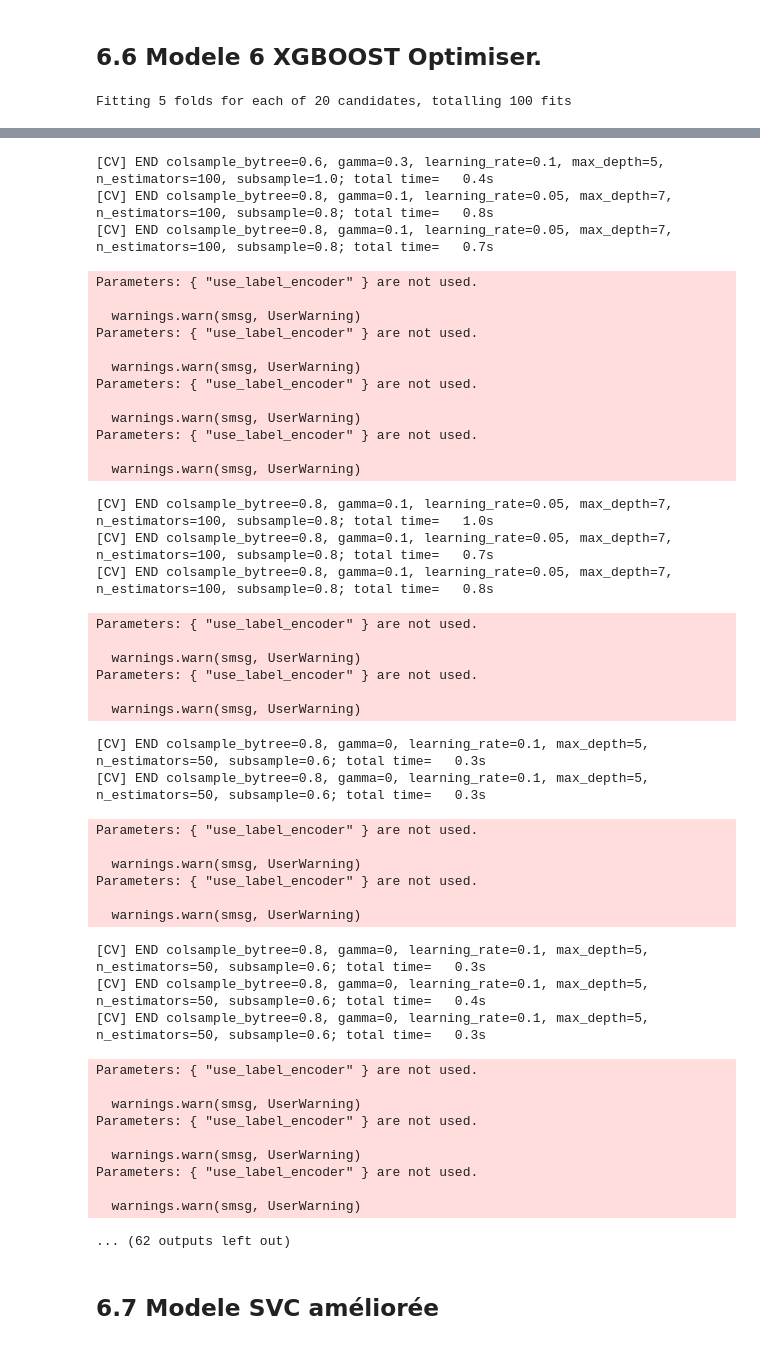
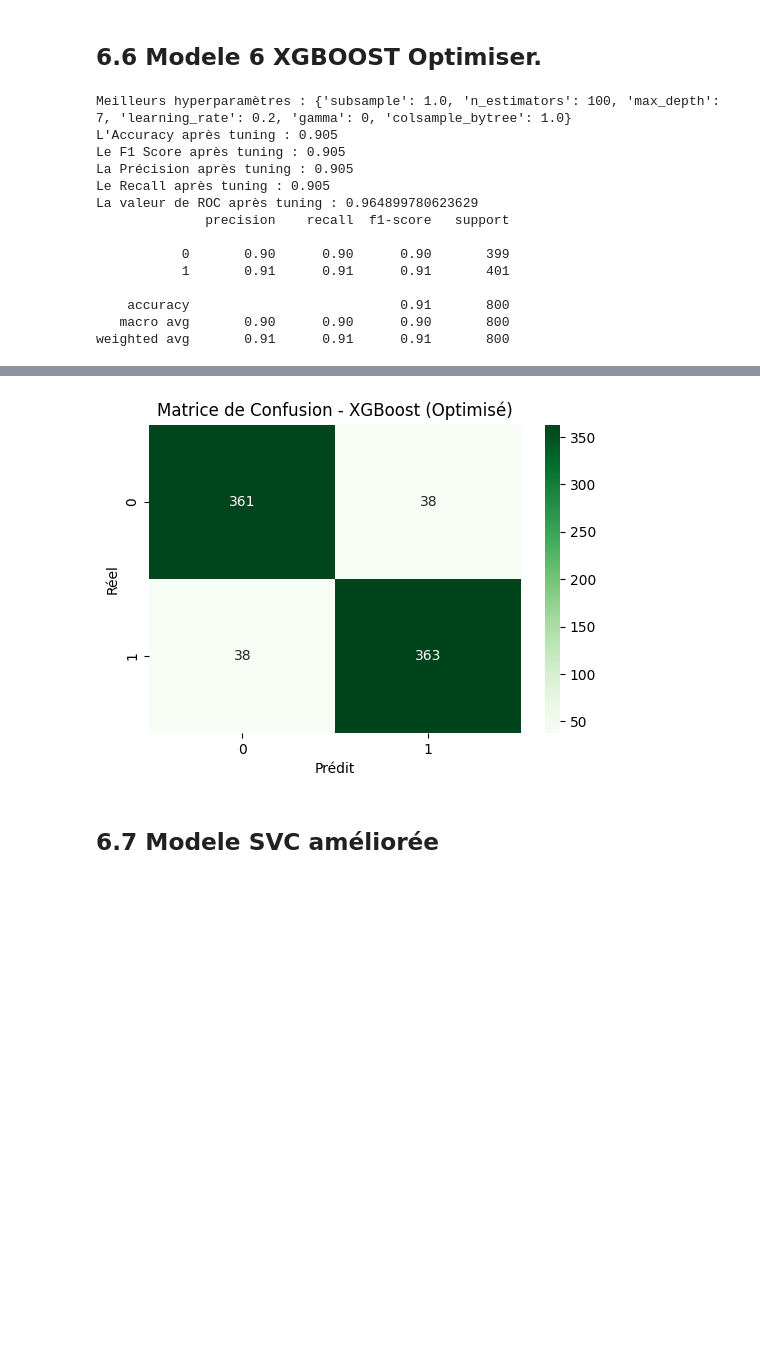
Before and after one commit to Saikou-BAH/fruit_quality, a Jupyter notebook: notebook/fruit_quality_analysis.ipynb, the cells around one changed output, grey strips where cells are left out. Drawn from its saved outputs; the diff is of its cells as text; code cells hidden in the pictures; blank space fills up the shorter version.

```diff
--- a/notebook/fruit_quality_analysis.ipynb
+++ b/notebook/fruit_quality_analysis.ipynb
@@ -618,12 +619,12 @@ param_grid = {
 }
 
 # Initialisation du modèle XGBoost
-xgb=XGBClassifier(random_state=42, use_label_encoder=False, eval_metric='logloss')
+xgb = XGBClassifier(eval_metric='logloss', random_state=42)
 
 # Recherche aléatoire des meilleurs hyperparamètres
 random_search=RandomizedSearchCV(
     xgb, param_distributions=param_grid,
-    n_iter=20, scoring='accuracy', cv=5, verbose=2, n_jobs=-1, random_state=42
+    n_iter=20, scoring='accuracy', cv=5, verbose=0, n_jobs=-1, random_state=42
 )
 
 # Entraînement de la recherche
@@ -661,4 +662,17 @@ plt.xlabel('Prédit')
 plt.ylabel('Réel')
 plt.show()
 # %% [output]
-Fitting 5 folds for each of 20 candidates, totalling 100 fits
+Meilleurs hyperparamètres : {'subsample': 1.0, 'n_estimators': 100, 'max_depth': 7, 'learning_rate': 0.2, 'gamma': 0, 'colsample_bytree': 1.0}
+L'Accuracy après tuning : 0.905
+Le F1 Score après tuning : 0.905
+La Précision après tuning : 0.905
+Le Recall après tuning : 0.905
+La valeur de ROC après tuning : 0.964899780623629
+              precision    recall  f1-score   support
+
+           0       0.90      0.90      0.90       399
+           1       0.91      0.91      0.91       401
+
+    accuracy                           0.91       800
+   macro avg       0.90      0.90      0.90       800
+weighted avg       0.91      0.91      0.91       800
@@ -698,48 +679,4 @@ Parameters: { "use_label_encoder" } are not used.
-[CV] END colsample_bytree=0.6, gamma=0.3, learning_rate=0.1, max_depth=5, n_estimators=100, subsample=1.0; total time=   0.4s
-[CV] END colsample_bytree=0.8, gamma=0.1, learning_rate=0.05, max_depth=7, n_estimators=100, subsample=0.8; total time=   0.8s
-[CV] END colsample_bytree=0.8, gamma=0.1, learning_rate=0.05, max_depth=7, n_estimators=100, subsample=0.8; total time=   0.7s
-Parameters: { "use_label_encoder" } are not used.
-
-  warnings.warn(smsg, UserWarning)
-Parameters: { "use_label_encoder" } are not used.
-
-  warnings.warn(smsg, UserWarning)
-Parameters: { "use_label_encoder" } are not used.
-
-  warnings.warn(smsg, UserWarning)
-Parameters: { "use_label_encoder" } are not used.
-
-  warnings.warn(smsg, UserWarning)
-[CV] END colsample_bytree=0.8, gamma=0.1, learning_rate=0.05, max_depth=7, n_estimators=100, subsample=0.8; total time=   1.0s
-[CV] END colsample_bytree=0.8, gamma=0.1, learning_rate=0.05, max_depth=7, n_estimators=100, subsample=0.8; total time=   0.7s
-[CV] END colsample_bytree=0.8, gamma=0.1, learning_rate=0.05, max_depth=7, n_estimators=100, subsample=0.8; total time=   0.8s
-Parameters: { "use_label_encoder" } are not used.
-
-  warnings.warn(smsg, UserWarning)
-Parameters: { "use_label_encoder" } are not used.
-
-  warnings.warn(smsg, UserWarning)
-[CV] END colsample_bytree=0.8, gamma=0, learning_rate=0.1, max_depth=5, n_estimators=50, subsample=0.6; total time=   0.3s
-[CV] END colsample_bytree=0.8, gamma=0, learning_rate=0.1, max_depth=5, n_estimators=50, subsample=0.6; total time=   0.3s
-Parameters: { "use_label_encoder" } are not used.
-
-  warnings.warn(smsg, UserWarning)
-Parameters: { "use_label_encoder" } are not used.
-
-  warnings.warn(smsg, UserWarning)
-[CV] END colsample_bytree=0.8, gamma=0, learning_rate=0.1, max_depth=5, n_estimators=50, subsample=0.6; total time=   0.3s
-[CV] END colsample_bytree=0.8, gamma=0, learning_rate=0.1, max_depth=5, n_estimators=50, subsample=0.6; total time=   0.4s
-[CV] END colsample_bytree=0.8, gamma=0, learning_rate=0.1, max_depth=5, n_estimators=50, subsample=0.6; total time=   0.3s
-Parameters: { "use_label_encoder" } are not used.
-
-  warnings.warn(smsg, UserWarning)
-Parameters: { "use_label_encoder" } are not used.
-
-  warnings.warn(smsg, UserWarning)
-Parameters: { "use_label_encoder" } are not used.
-
-  warnings.warn(smsg, UserWarning)
-... (62 outputs left out)
+[figure, added]
 # %% [markdown]
 ## 6.7 Modele SVC améliorée
 # %%
```
Also changed, not shown: parts of 17 cells of this notebook.
